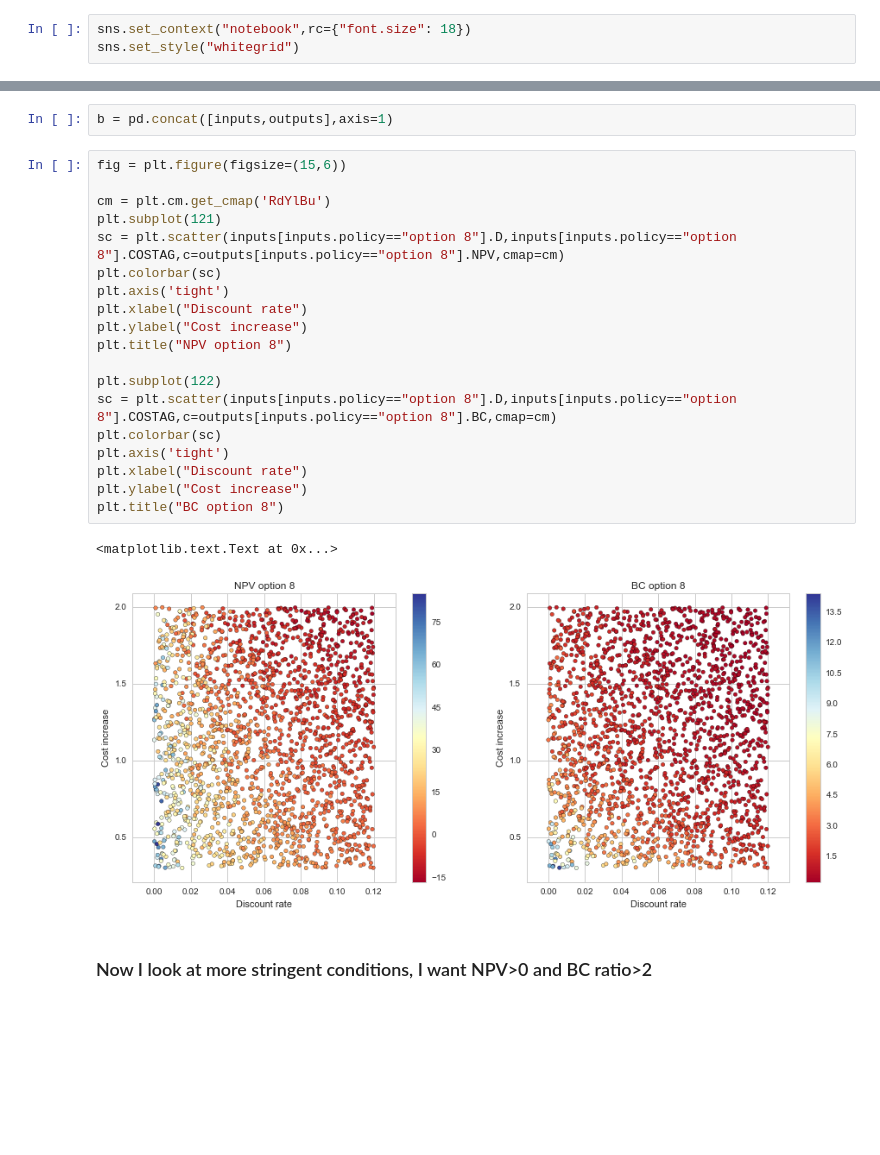
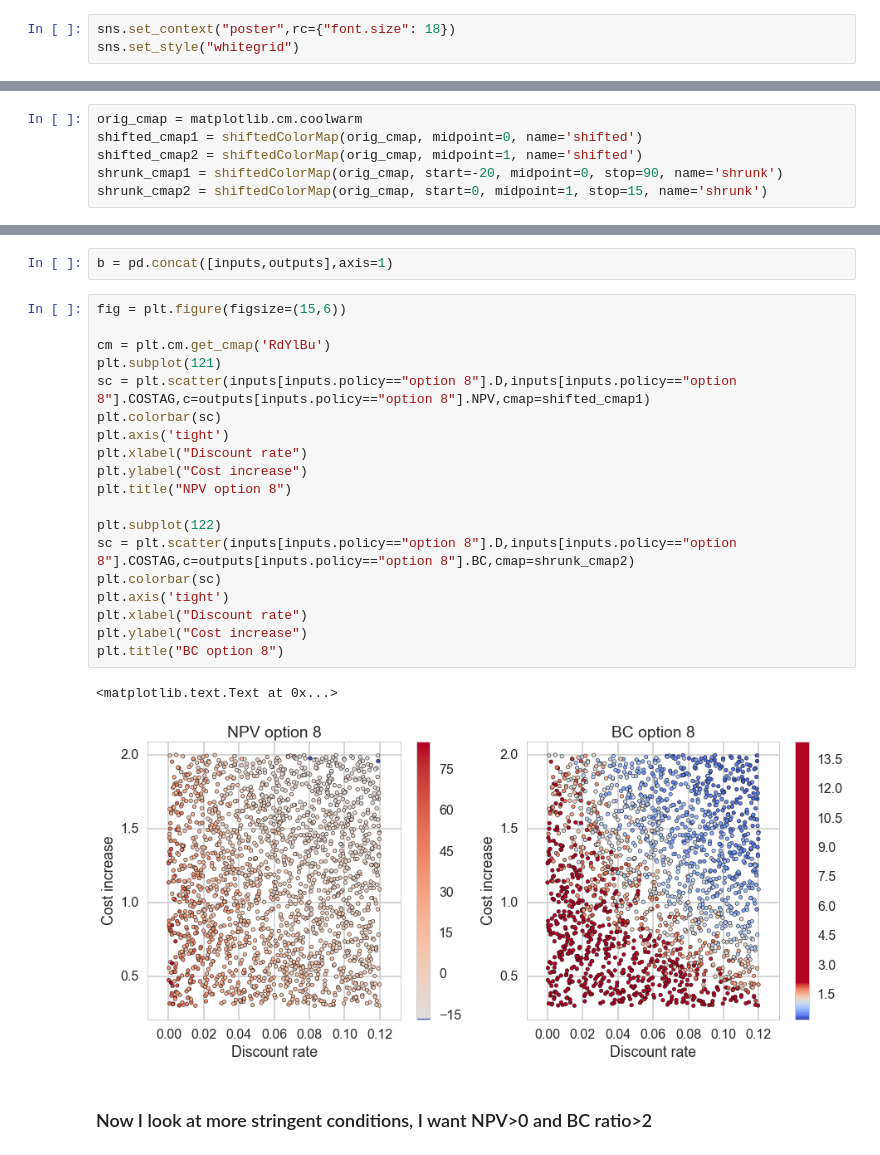
Before and after one commit to julierozenberg/excel_model_Tijen, a Jupyter notebook: scenario discovery 2.ipynb, the cells around one changed output, grey strips where cells are left out. Cells and saved outputs as stored; diff of their text form; blank space fills up the shorter version.

```diff
--- a/scenario discovery 2.ipynb
+++ b/scenario discovery 2.ipynb
@@ -16,7 +12,7 @@ shrunk_cmap = shiftedColorMap(orig_cmap, start=0.15, midpoint=0.75, stop=0.85, n
 # %%
 %matplotlib inline
 # %%
-sns.set_context("notebook",rc={"font.size": 18})
+sns.set_context("poster",rc={"font.size": 18})
 sns.set_style("whitegrid")
 # %%
 inputs=pd.read_csv("uncertainties_2options_round2.csv")
@@ -47,3 +41,9 @@ sns.distplot(outputs[inputs.policy=="option 8"].BC)
+# %%
+orig_cmap = matplotlib.cm.coolwarm
+shifted_cmap1 = shiftedColorMap(orig_cmap, midpoint=0, name='shifted')
+shifted_cmap2 = shiftedColorMap(orig_cmap, midpoint=1, name='shifted')
+shrunk_cmap1 = shiftedColorMap(orig_cmap, start=-20, midpoint=0, stop=90, name='shrunk')
+shrunk_cmap2 = shiftedColorMap(orig_cmap, start=0, midpoint=1, stop=15, name='shrunk')
 # %% [markdown]
 # Here I am starting the scenario discovery process. First looking for conditions for positive NPV for option 7 then option 8.
 
@@ -117,25 +117,25 @@ b = pd.concat([inputs,outputs],axis=1)
 # %%
 fig = plt.figure(figsize=(15,6))
 
 cm = plt.cm.get_cmap('RdYlBu')
 plt.subplot(121)
-sc = plt.scatter(inputs[inputs.policy=="option 8"].D,inputs[inputs.policy=="option 8"].COSTAG,c=outputs[inputs.policy=="option 8"].NPV,cmap=cm)
+sc = plt.scatter(inputs[inputs.policy=="option 8"].D,inputs[inputs.policy=="option 8"].COSTAG,c=outputs[inputs.policy=="option 8"].NPV,cmap=shifted_cmap1)
 plt.colorbar(sc)
 plt.axis('tight')
 plt.xlabel("Discount rate")
 plt.ylabel("Cost increase")
 plt.title("NPV option 8")
 
 plt.subplot(122)
-sc = plt.scatter(inputs[inputs.policy=="option 8"].D,inputs[inputs.policy=="option 8"].COSTAG,c=outputs[inputs.policy=="option 8"].BC,cmap=cm)
+sc = plt.scatter(inputs[inputs.policy=="option 8"].D,inputs[inputs.policy=="option 8"].COSTAG,c=outputs[inputs.policy=="option 8"].BC,cmap=shrunk_cmap2)
 plt.colorbar(sc)
 plt.axis('tight')
 plt.xlabel("Discount rate")
 plt.ylabel("Cost increase")
 plt.title("BC option 8")
 # %% [output]
 <matplotlib.text.Text at 0x...>
-[figure, old version]
+[figure, new version]
 # %% [markdown]
 ### Now I look at more stringent conditions, I want NPV>0 and BC ratio>2
 # %%
```
Also changed, not shown: parts of 5 cells of this notebook.
